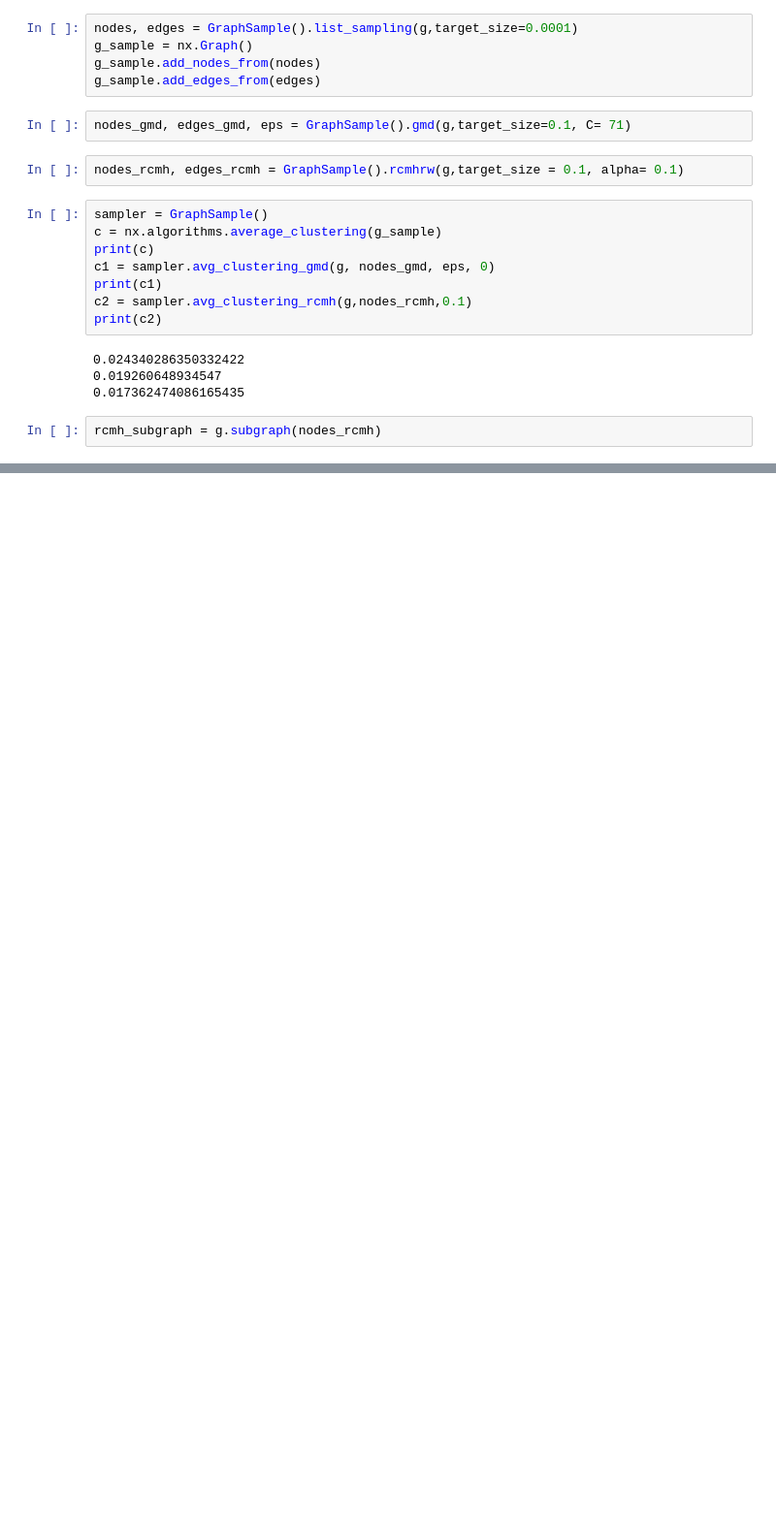
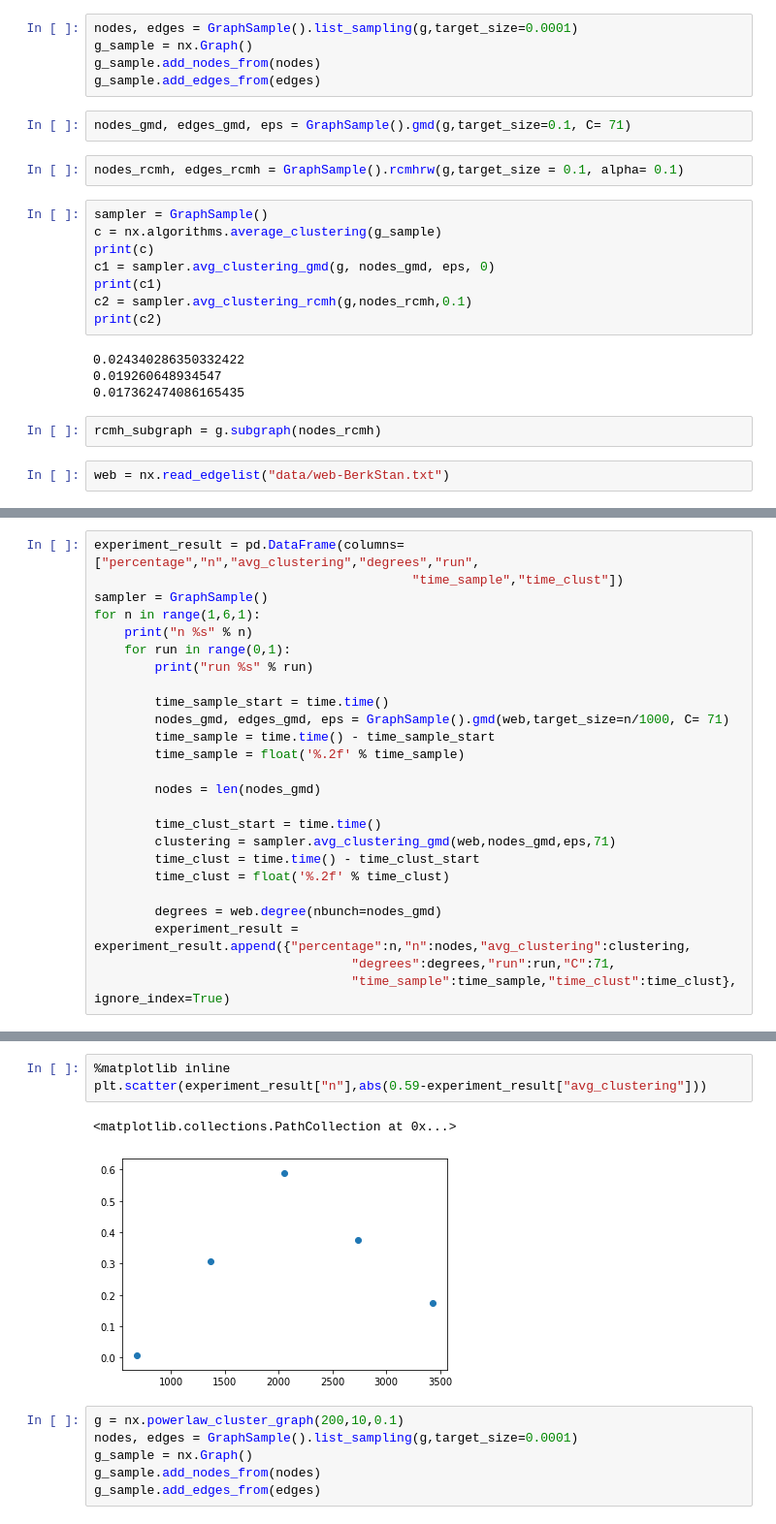
Before and after one commit to hewa55/GraphSampler, a Jupyter notebook: test.ipynb, the cells around one changed output, grey strips where cells are left out. Shown at 97% size. Cells and saved outputs as stored; diff of their text form; blank space fills up the shorter version.

```diff
--- a/test.ipynb
+++ b/test.ipynb
@@ -39,3 +47,5 @@ print(c2)
 0.017362474086165435
 # %%
 rcmh_subgraph = g.subgraph(nodes_rcmh)
+# %%
+web = nx.read_edgelist("data/web-BerkStan.txt")
@@ -41,0 +68,25 @@ rcmh_subgraph = g.subgraph(nodes_rcmh)
+# %%
+experiment_result = pd.DataFrame(columns=["percentage","n","avg_clustering","degrees","run",
+                                          "time_sample","time_clust"])
+sampler = GraphSample()
+for n in range(1,6,1):
+    print("n %s" % n)
+    for run in range(0,1):
+        print("run %s" % run)
+
+        time_sample_start = time.time()
+        nodes_gmd, edges_gmd, eps = GraphSample().gmd(web,target_size=n/1000, C= 71)
+        time_sample = time.time() - time_sample_start
+        time_sample = float('%.2f' % time_sample)
+
+        nodes = len(nodes_gmd)
+
+        time_clust_start = time.time()
+        clustering = sampler.avg_clustering_gmd(web,nodes_gmd,eps,71)
+        time_clust = time.time() - time_clust_start
+        time_clust = float('%.2f' % time_clust)
+
+        degrees = web.degree(nbunch=nodes_gmd)
+        experiment_result = experiment_result.append({"percentage":n,"n":nodes,"avg_clustering":clustering,
+                                  "degrees":degrees,"run":run,"C":71,
+                                  "time_sample":time_sample,"time_clust":time_clust}, ignore_index=True)
@@ -41,0 +127,12 @@ rcmh_subgraph = g.subgraph(nodes_rcmh)
+# %%
+%matplotlib inline
+plt.scatter(experiment_result["n"],abs(0.59-experiment_result["avg_clustering"]))
+# %% [output]
+<matplotlib.collections.PathCollection at 0x...>
+[figure, added]
+# %%
+g = nx.powerlaw_cluster_graph(200,10,0.1)
+nodes, edges = GraphSample().list_sampling(g,target_size=0.0001)
+g_sample = nx.Graph()
+g_sample.add_nodes_from(nodes)
+g_sample.add_edges_from(edges)
```
Also changed, not shown: parts of 22 cells of this notebook, 1 other file.
